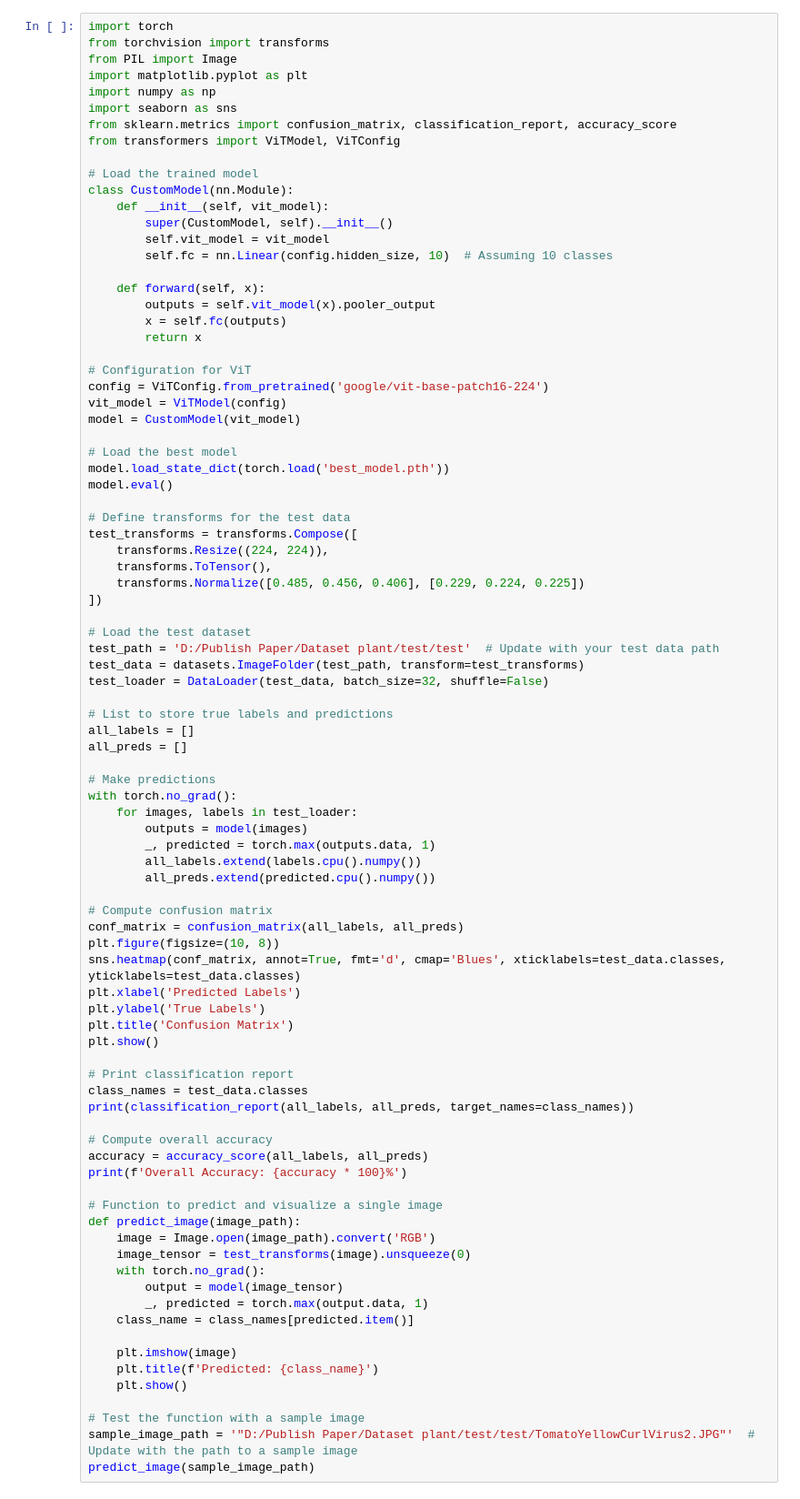
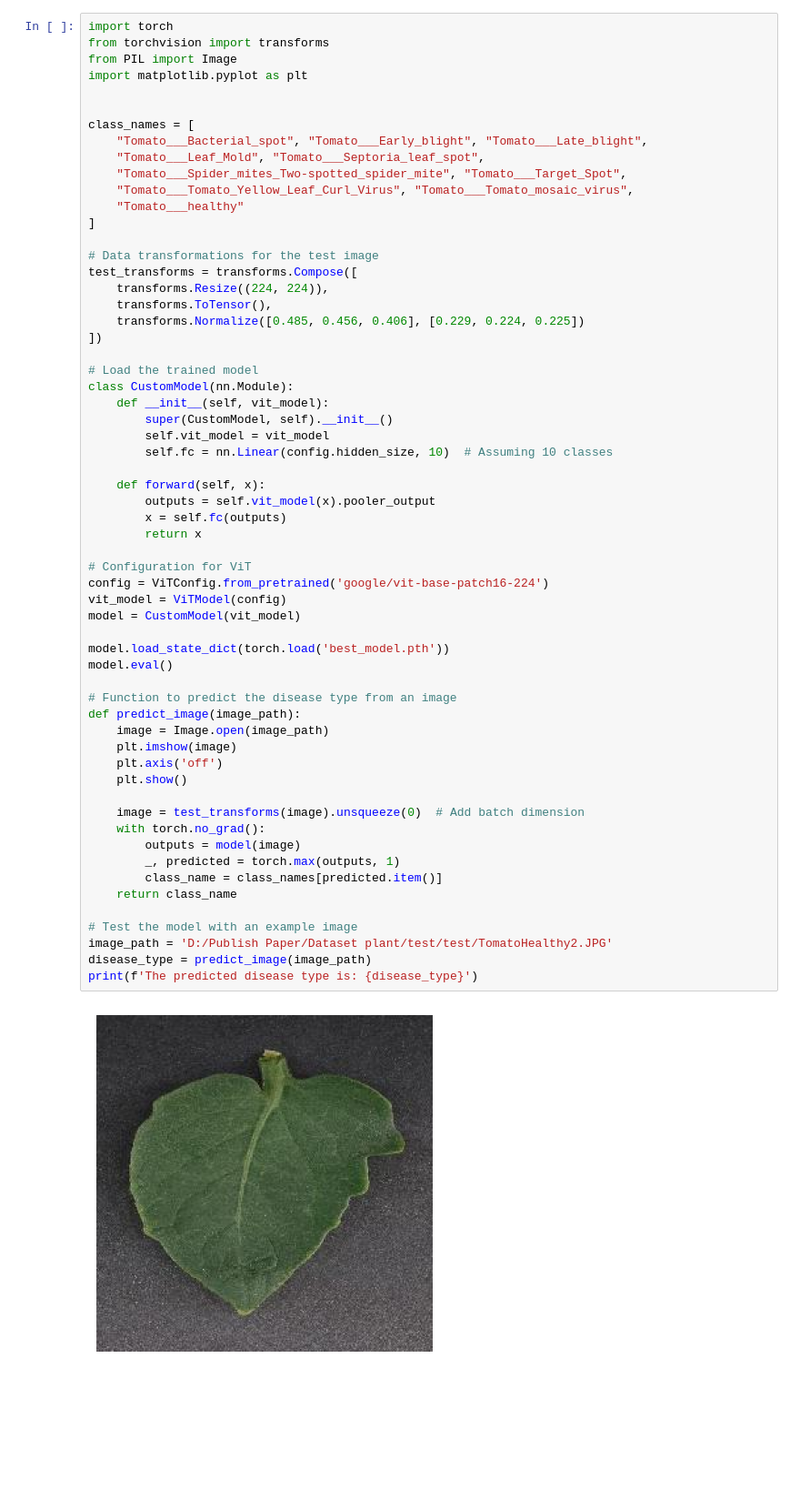
Before and after one commit to ashinno/Plant-Diseases-Detection, a Jupyter notebook: Model-test.ipynb, the cells around one changed output. Shown at 91% size. Cells and saved outputs as stored; diff of their text form; blank space fills up the shorter version.

```diff
--- a/Model-test.ipynb
+++ b/Model-test.ipynb
@@ -2,88 +2,61 @@
 import torch
 from torchvision import transforms
 from PIL import Image
 import matplotlib.pyplot as plt
-import numpy as np
-import seaborn as sns
-from sklearn.metrics import confusion_matrix, classification_report, accuracy_score
-from transformers import ViTModel, ViTConfig
+
+
+class_names = [
+    "Tomato___Bacterial_spot", "Tomato___Early_blight", "Tomato___Late_blight",
+    "Tomato___Leaf_Mold", "Tomato___Septoria_leaf_spot",
+    "Tomato___Spider_mites_Two-spotted_spider_mite", "Tomato___Target_Spot",
+    "Tomato___Tomato_Yellow_Leaf_Curl_Virus", "Tomato___Tomato_mosaic_virus",
+    "Tomato___healthy"
+]
+
+# Data transformations for the test image
+test_transforms = transforms.Compose([
+    transforms.Resize((224, 224)),
+    transforms.ToTensor(),
+    transforms.Normalize([0.485, 0.456, 0.406], [0.229, 0.224, 0.225])
+])
 
 # Load the trained model
 class CustomModel(nn.Module):
     def __init__(self, vit_model):
         super(CustomModel, self).__init__()
         self.vit_model = vit_model
         self.fc = nn.Linear(config.hidden_size, 10)  # Assuming 10 classes
 
     def forward(self, x):
         outputs = self.vit_model(x).pooler_output
         x = self.fc(outputs)
         return x
 
 # Configuration for ViT
 config = ViTConfig.from_pretrained('google/vit-base-patch16-224')
 vit_model = ViTModel(config)
 model = CustomModel(vit_model)
 
-# Load the best model
 model.load_state_dict(torch.load('best_model.pth'))
 model.eval()
 
-# Define transforms for the test data
-test_transforms = transforms.Compose([
-    transforms.Resize((224, 224)),
-    transforms.ToTensor(),
-    transforms.Normalize([0.485, 0.456, 0.406], [0.229, 0.224, 0.225])
-])
-
-# Load the test dataset
-test_path = 'D:/Publish Paper/Dataset plant/test/test'  # Update with your test data path
-test_data = datasets.ImageFolder(test_path, transform=test_transforms)
-test_loader = DataLoader(test_data, batch_size=32, shuffle=False)
-
-# List to store true labels and predictions
-all_labels = []
-all_preds = []
-
-# Make predictions
-with torch.no_grad():
-    for images, labels in test_loader:
-        outputs = model(images)
-        _, predicted = torch.max(outputs.data, 1)
-        all_labels.extend(labels.cpu().numpy())
-        all_preds.extend(predicted.cpu().numpy())
-
-# Compute confusion matrix
-conf_matrix = confusion_matrix(all_labels, all_preds)
-plt.figure(figsize=(10, 8))
-sns.heatmap(conf_matrix, annot=True, fmt='d', cmap='Blues', xticklabels=test_data.classes, yticklabels=test_data.classes)
-plt.xlabel('Predicted Labels')
-plt.ylabel('True Labels')
-plt.title('Confusion Matrix')
-plt.show()
-
-# Print classification report
-class_names = test_data.classes
-print(classification_report(all_labels, all_preds, target_names=class_names))
-
-# Compute overall accuracy
-accuracy = accuracy_score(all_labels, all_preds)
-print(f'Overall Accuracy: {accuracy * 100}%')
-
-# Function to predict and visualize a single image
+# Function to predict the disease type from an image
 def predict_image(image_path):
-    image = Image.open(image_path).convert('RGB')
-    image_tensor = test_transforms(image).unsqueeze(0)
-    with torch.no_grad():
-        output = model(image_tensor)
-        _, predicted = torch.max(output.data, 1)
-    class_name = class_names[predicted.item()]
-
+    image = Image.open(image_path)
     plt.imshow(image)
-    plt.title(f'Predicted: {class_name}')
+    plt.axis('off')
     plt.show()
 
-# Test the function with a sample image
-sample_image_path = '"D:/Publish Paper/Dataset plant/test/test/TomatoYellowCurlVirus2.JPG"'  # Update with the path to a sample image
-predict_image(sample_image_path)
+    image = test_transforms(image).unsqueeze(0)  # Add batch dimension
+    with torch.no_grad():
+        outputs = model(image)
+        _, predicted = torch.max(outputs, 1)
+        class_name = class_names[predicted.item()]
+    return class_name
+
+# Test the model with an example image
+image_path = 'D:/Publish Paper/Dataset plant/test/test/TomatoHealthy2.JPG'
+disease_type = predict_image(image_path)
+print(f'The predicted disease type is: {disease_type}')
 # %% [output]
+[figure, added]
```
Also changed, not shown: parts of 1 cell of this notebook.
